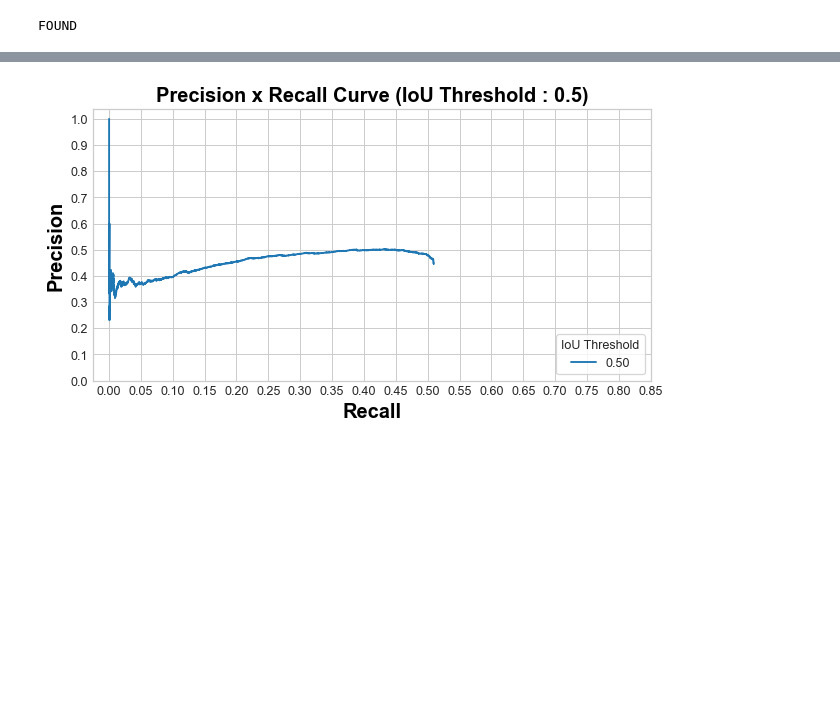
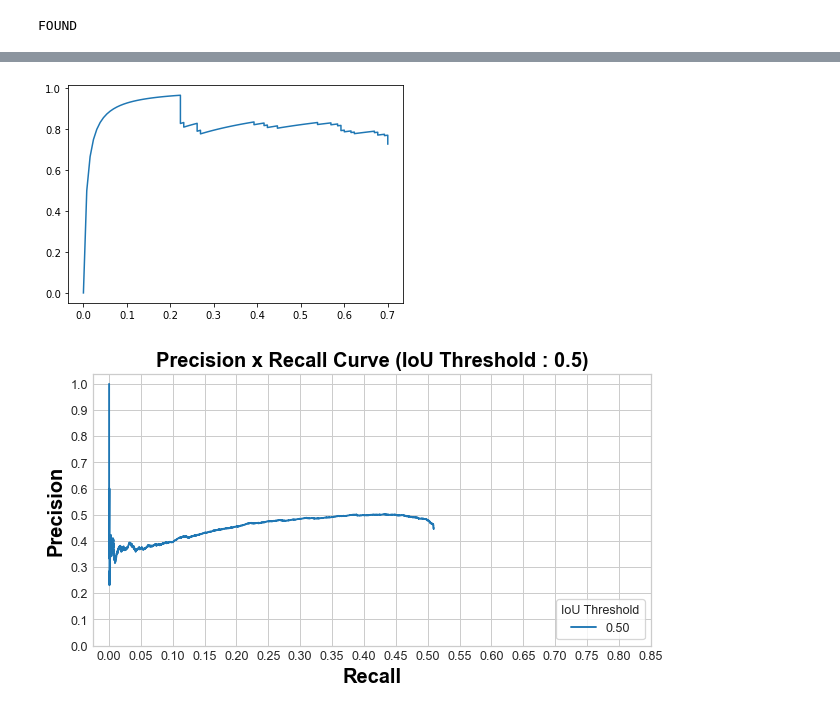
Before and after one commit to kaledai069/Monument-Detection-using-Single-Shot-Object-Detectors, a Jupyter notebook: PR-Curve and mAP Scores.ipynb, the cells around one changed output, grey strips where cells are left out. Saved outputs shown, nothing was run; the diff lists cells and outputs as text; code cells hidden in the pictures; blank space fills up the shorter version.

```diff
--- a/PR-Curve and mAP Scores.ipynb
+++ b/PR-Curve and mAP Scores.ipynb
@@ -228,3 +229,8 @@ def extract_info_from_dict(mn_dict):
 extract_info_from_dict(mn_sorted_dict)
 # %% [output]
 FOUND
+# %%
+test_monument_name = 'gopinath krishna temple'
+# %%
+an_example = mn_sorted_dict[test_monument_name]
+pprint(an_example)
@@ -230,0 +317,4 @@ FOUND
+# %%
+column_name = ['Confidence', 'TP', 'FP', 'GT_count']
+df = pd.DataFrame(mn_TP_FP, columns = column_name)
+df.sort_values(['Confidence'], inplace = True, ignore_index=True, ascending = False)
@@ -231,3 +337,22 @@ FOUND
+# %%
+acc_TP = 0
+acc_FP = 0
+precision_list = list()
+recall_list = list()
+for row in df.iterrows():
+    acc_TP += row[1]['TP']
+    acc_FP += row[1]['FP']
+
+    precision = float(acc_TP) / (float(acc_TP) + float(acc_FP))
+    recall = float(acc_TP) / gt_len
+
+    precision_list.append(precision)
+    recall_list.append(recall)
+# %%
+plt.plot(recall_list, precision_list)
+plt.show()
+# %% [output]
+[figure, added]
 # %%
 precision_list = list()
 recall_list = list()
```
Also changed, not shown: parts of 9 cells of this notebook, 6 other files.
